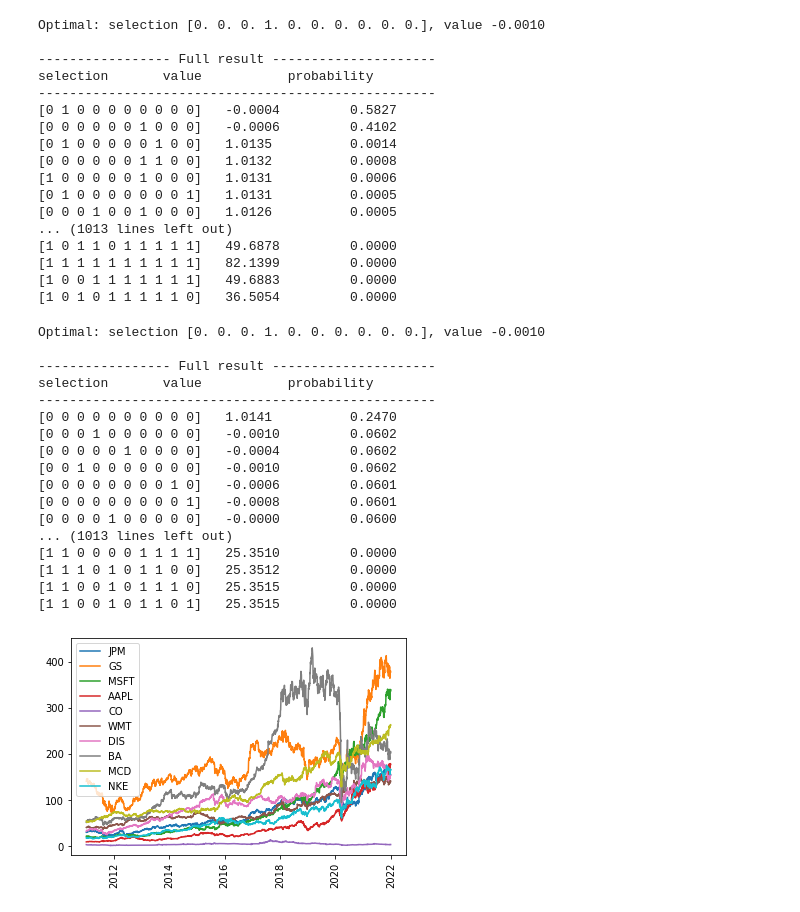
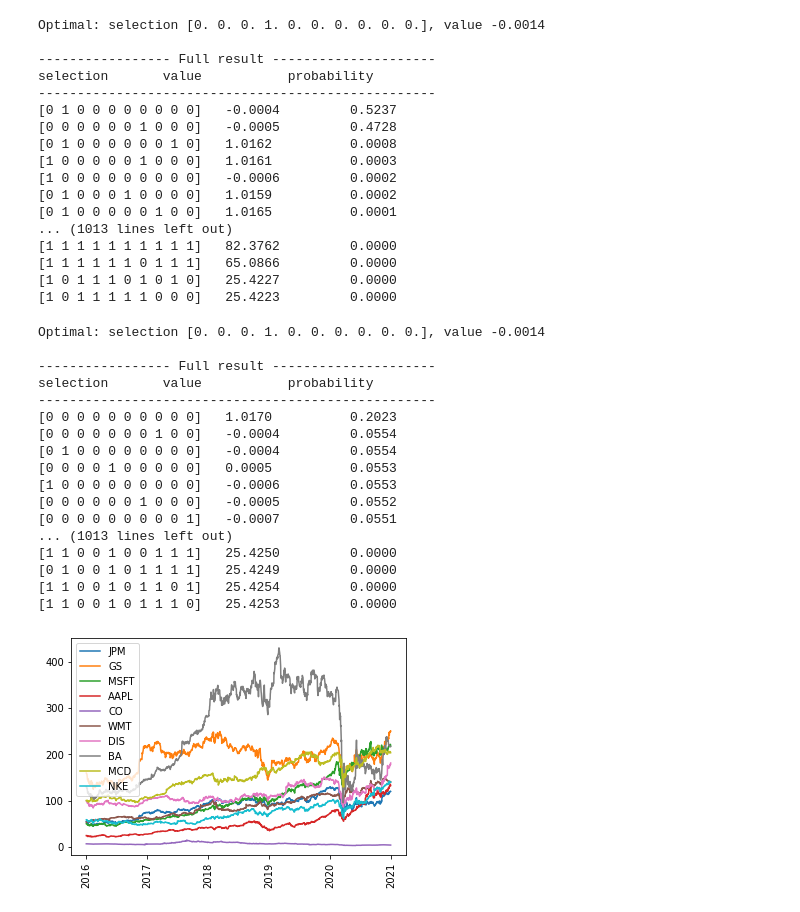
Before and after one commit to shrey708/Qiskit-Portfolio-Optimization, a Jupyter notebook: PortfoOpp_2015-21.ipynb, the cells around one changed output. Cells and saved outputs as stored; diff of their text form; code cells hidden in the pictures.

```diff
--- a/PortfoOpp_2015-21.ipynb
+++ b/PortfoOpp_2015-21.ipynb
@@ -30,8 +30,8 @@ seed = 1234
 #### Using data from yahoo finance
 data = YahooDataProvider(
         tickers= ["JPM", "GS", "MSFT", "AAPL", "CO", "WMT", "DIS", "BA", "MCD", "NKE"],
-        start=datetime.datetime(2011, 1, 1),
-        end=datetime.datetime(2021, 12, 31),
+        start=datetime.datetime(2016, 1, 1),
+        end=datetime.datetime(2020, 12, 31),
     )
 data.run()
 
@@ -146,23 +146,23 @@ result = vqe.solve(qp)
 
 print_result(result)
 # %% [output]
-Optimal: selection [0. 0. 0. 1. 0. 0. 0. 0. 0. 0.], value -0.0010
+Optimal: selection [0. 0. 0. 1. 0. 0. 0. 0. 0. 0.], value -0.0014
 
 ----------------- Full result ---------------------
 selection       value           probability
 ---------------------------------------------------
-[0 1 0 0 0 0 0 0 0 0]   -0.0004         0.5827
-[0 0 0 0 0 0 1 0 0 0]   -0.0006         0.4102
-[0 1 0 0 0 0 0 1 0 0]   1.0135          0.0014
-[0 0 0 0 0 0 1 1 0 0]   1.0132          0.0008
-[1 0 0 0 0 0 1 0 0 0]   1.0131          0.0006
-[0 1 0 0 0 0 0 0 0 1]   1.0131          0.0005
-[0 0 0 1 0 0 1 0 0 0]   1.0126          0.0005
+[0 1 0 0 0 0 0 0 0 0]   -0.0004         0.5237
+[0 0 0 0 0 0 1 0 0 0]   -0.0005         0.4728
+[0 1 0 0 0 0 0 0 1 0]   1.0162          0.0008
+[1 0 0 0 0 0 1 0 0 0]   1.0161          0.0003
+[1 0 0 0 0 0 0 0 0 0]   -0.0006         0.0002
+[0 1 0 0 0 1 0 0 0 0]   1.0159          0.0002
+[0 1 0 0 0 0 0 1 0 0]   1.0165          0.0001
 ... (1013 lines left out)
-[1 0 1 1 0 1 1 1 1 1]   49.6878         0.0000
-[1 1 1 1 1 1 1 1 1 1]   82.1399         0.0000
-[1 0 0 1 1 1 1 1 1 1]   49.6883         0.0000
-[1 0 1 0 1 1 1 1 1 0]   36.5054         0.0000
+[1 1 1 1 1 1 1 1 1 1]   82.3762         0.0000
+[1 1 1 1 1 1 0 1 1 1]   65.0866         0.0000
+[1 0 1 1 1 0 1 0 1 0]   25.4227         0.0000
+[1 0 1 1 1 1 1 0 0 0]   25.4223         0.0000
 # %%
 #### QAOA solution
 
@@ -178,25 +178,25 @@ result = qaoa.solve(qp)
 
 print_result(result)
 # %% [output]
-Optimal: selection [0. 0. 0. 1. 0. 0. 0. 0. 0. 0.], value -0.0010
+Optimal: selection [0. 0. 0. 1. 0. 0. 0. 0. 0. 0.], value -0.0014
 
 ----------------- Full result ---------------------
 selection       value           probability
 ---------------------------------------------------
-[0 0 0 0 0 0 0 0 0 0]   1.0141          0.2470
-[0 0 0 1 0 0 0 0 0 0]   -0.0010         0.0602
-[0 0 0 0 0 1 0 0 0 0]   -0.0004         0.0602
-[0 0 1 0 0 0 0 0 0 0]   -0.0010         0.0602
-[0 0 0 0 0 0 0 0 1 0]   -0.0006         0.0601
-[0 0 0 0 0 0 0 0 0 1]   -0.0008         0.0601
-[0 0 0 0 1 0 0 0 0 0]   -0.0000         0.0600
+[0 0 0 0 0 0 0 0 0 0]   1.0170          0.2023
+[0 0 0 0 0 0 0 1 0 0]   -0.0004         0.0554
+[0 1 0 0 0 0 0 0 0 0]   -0.0004         0.0554
+[0 0 0 0 1 0 0 0 0 0]   0.0005          0.0553
+[1 0 0 0 0 0 0 0 0 0]   -0.0006         0.0553
+[0 0 0 0 0 0 1 0 0 0]   -0.0005         0.0552
+[0 0 0 0 0 0 0 0 0 1]   -0.0007         0.0551
 ... (1013 lines left out)
-[1 1 0 0 0 0 1 1 1 1]   25.3510         0.0000
-[1 1 1 0 1 0 1 1 0 0]   25.3512         0.0000
-[1 1 0 0 1 0 1 1 1 0]   25.3515         0.0000
-[1 1 0 0 1 0 1 1 0 1]   25.3515         0.0000
+[1 1 0 0 1 0 0 1 1 1]   25.4250         0.0000
+[0 1 0 0 1 0 1 1 1 1]   25.4249         0.0000
+[1 1 0 0 1 0 1 1 0 1]   25.4254         0.0000
+[1 1 0 0 1 0 1 1 1 0]   25.4253         0.0000
 # %%
-stocks = ["JPM", "GS", "V", "UNH", "CO"]
+stocks = ["JPM", "GS", "MSFT", "AAPL", "CO", "WMT", "DIS", "BA", "MCD", "NKE"]
 
 token = "NBQ7j3g_Q8_bcpvW6kMA"
 if token != "NBQ7j3g_Q8_bcpvW6kMA":
@@ -204,8 +204,8 @@ if token != "NBQ7j3g_Q8_bcpvW6kMA":
         wiki = WikipediaDataProvider(
             token=token,
             tickers=stocks,
-            start=datetime.datetime(2011, 1, 1),
-            end=datetime.datetime(2021, 12, 31),
+            start=datetime.datetime(2016, 1, 1),
+            end=datetime.datetime(2020, 12, 31),
         )
         wiki.run()
     except QiskitFinanceError as ex:
@@ -228,31 +228,31 @@ if token != "NBQ7j3g_Q8_bcpvW6kMA":
 
             cov = wiki.get_covariance_matrix()
             print("A covariance matrix:")
             print(cov)
             plt.imshow(cov)
             plt.show()
     else:
         print("No wiki data loaded.")
 
 if token != "NBQ7j3g_Q8_bcpvW6kMA":
     if wiki._data:
         print("The underlying evolution of stock prices:")
         for (cnt, s) in enumerate(stocks):
             plt.plot(wiki._data[cnt], label=s)
         plt.legend()
         plt.xticks(rotation=90)
         plt.show()
 
         for (cnt, s) in enumerate(stocks):
             print(s)
             print(wiki._data[cnt])
     else:
         print("No wiki data loaded.")
 
 for (cnt, s) in enumerate(data._tickers):
     plt.plot(data._data[cnt], label=s)
 plt.legend()
 plt.xticks(rotation=90)
 plt.show()
 # %% [output]
-[figure, old version]
+[figure, new version]
```
Also changed, not shown: parts of 4 cells of this notebook.
